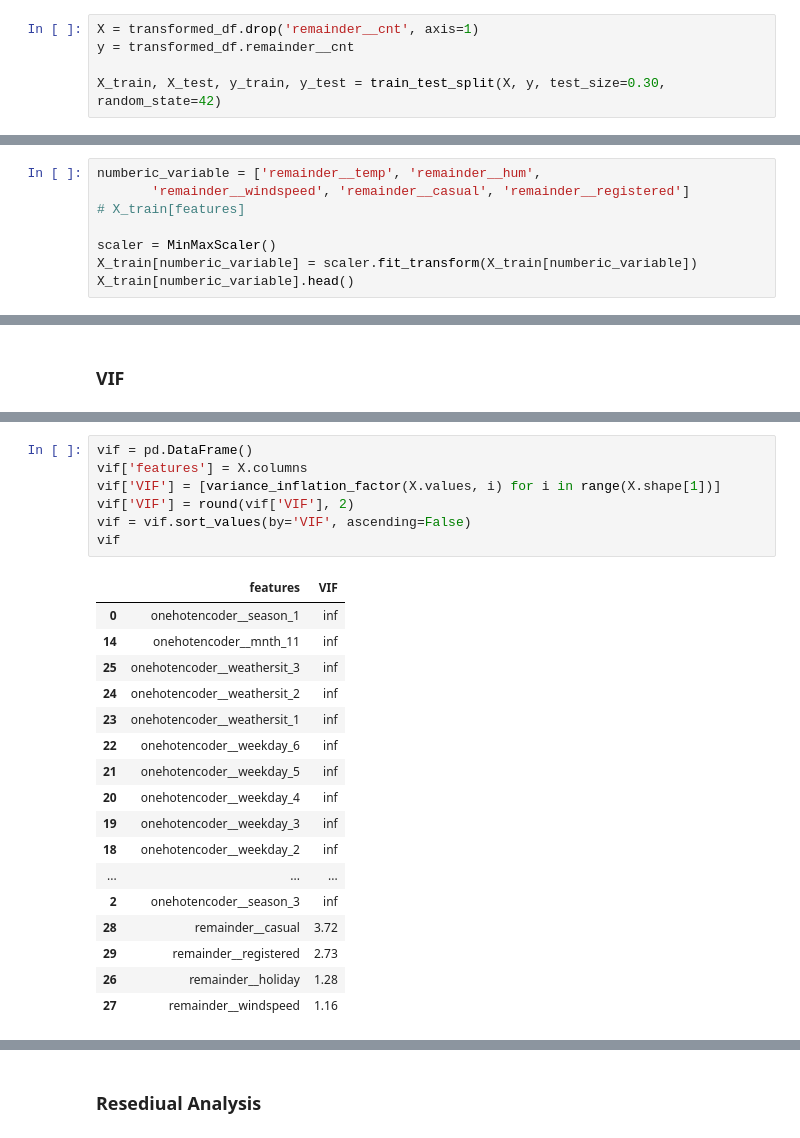
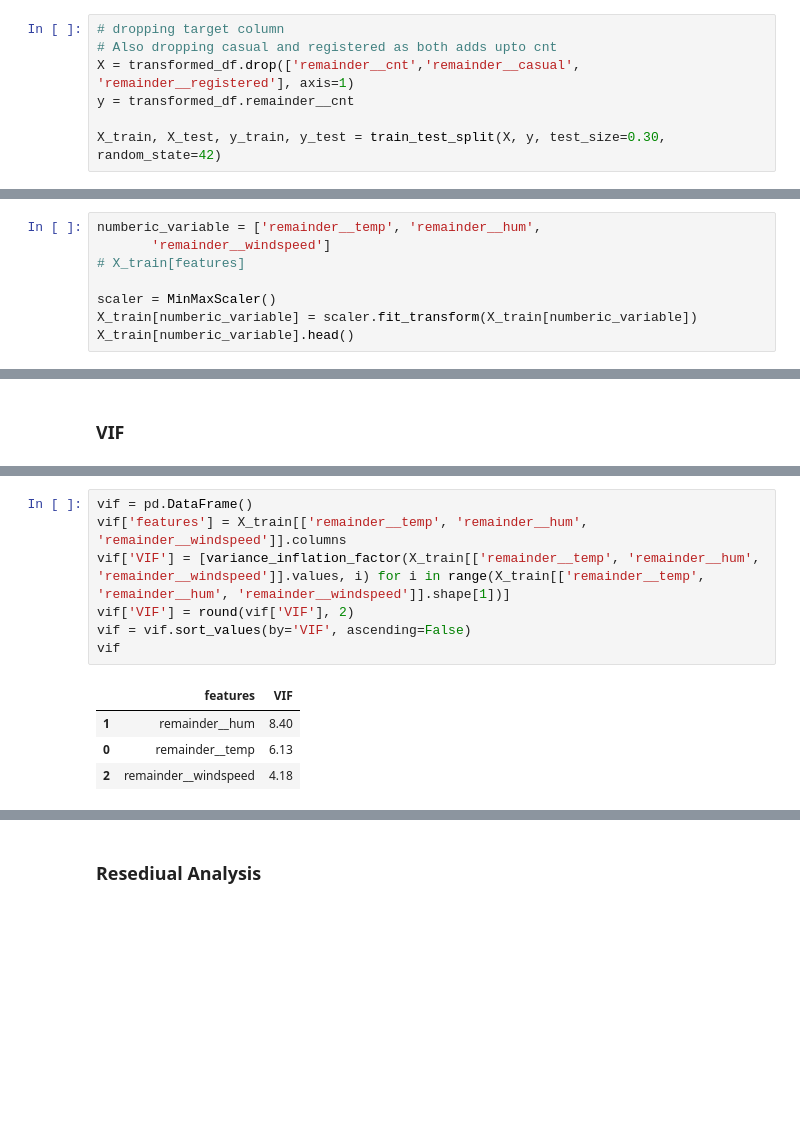
Before and after one commit to hargurjeet/Bike_Sharing_Case_Study, a Jupyter notebook: Bike_Sharing_Case_Study.ipynb, the cells around one changed output, grey strips where cells are left out. Drawn from its saved outputs; the diff is of its cells as text; blank space fills up the shorter version.

```diff
--- a/Bike_Sharing_Case_Study.ipynb
+++ b/Bike_Sharing_Case_Study.ipynb
@@ -335,7 +338,9 @@ transformed_df.head()
 # %% [markdown]
 ### Performing the train test split
 # %%
-X = transformed_df.drop('remainder__cnt', axis=1)
+# dropping target column
+# Also dropping casual and registered as both adds upto cnt
+X = transformed_df.drop(['remainder__cnt','remainder__casual', 'remainder__registered'], axis=1)
 y = transformed_df.remainder__cnt
 
 X_train, X_test, y_train, y_test = train_test_split(X, y, test_size=0.30, random_state=42)
@@ -353,7 +358,7 @@ print(X_test.shape)
 As this distribution is not close to normal or gaussian distribution hence choosing min max scaler for scaling
 # %%
 numberic_variable = ['remainder__temp', 'remainder__hum',
-       'remainder__windspeed', 'remainder__casual', 'remainder__registered']
+       'remainder__windspeed']
 # X_train[features]
 
 scaler = MinMaxScaler()
@@ -578,26 +648,13 @@ Notes:
 strong multicollinearity problems or that the design matrix is singular.
 # %%
 vif = pd.DataFrame()
-vif['features'] = X.columns
-vif['VIF'] = [variance_inflation_factor(X.values, i) for i in range(X.shape[1])]
+vif['features'] = X_train[['remainder__temp', 'remainder__hum', 'remainder__windspeed']].columns
+vif['VIF'] = [variance_inflation_factor(X_train[['remainder__temp', 'remainder__hum', 'remainder__windspeed']].values, i) for i in range(X_train[['remainder__temp', 'remainder__hum', 'remainder__windspeed']].shape[1])]
 vif['VIF'] = round(vif['VIF'], 2)
 vif = vif.sort_values(by='VIF', ascending=False)
 vif
 # %% [output]
 |  | features | VIF |
-| 0 | onehotencoder__season_1 | inf |
-| 14 | onehotencoder__mnth_11 | inf |
-| 25 | onehotencoder__weathersit_3 | inf |
-| 24 | onehotencoder__weathersit_2 | inf |
-| 23 | onehotencoder__weathersit_1 | inf |
-| 22 | onehotencoder__weekday_6 | inf |
-| 21 | onehotencoder__weekday_5 | inf |
-| 20 | onehotencoder__weekday_4 | inf |
-| 19 | onehotencoder__weekday_3 | inf |
-| 18 | onehotencoder__weekday_2 | inf |
-| ... | ... | ... |
-| 2 | onehotencoder__season_3 | inf |
-| 28 | remainder__casual | 3.72 |
-| 29 | remainder__registered | 2.73 |
-| 26 | remainder__holiday | 1.28 |
-| 27 | remainder__windspeed | 1.16 |
+| 1 | remainder__hum | 8.40 |
+| 0 | remainder__temp | 6.13 |
+| 2 | remainder__windspeed | 4.18 |
```
Also changed, not shown: parts of 24 cells of this notebook.
